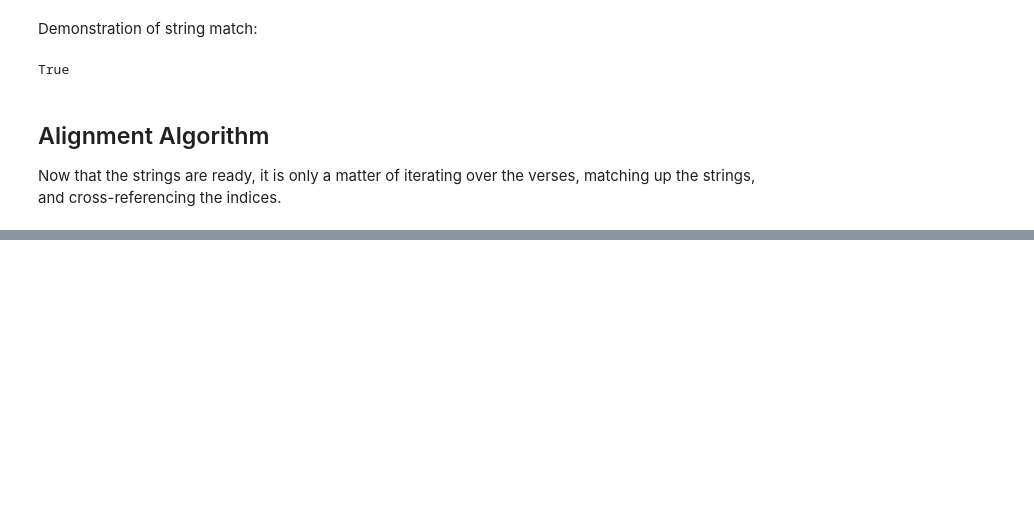
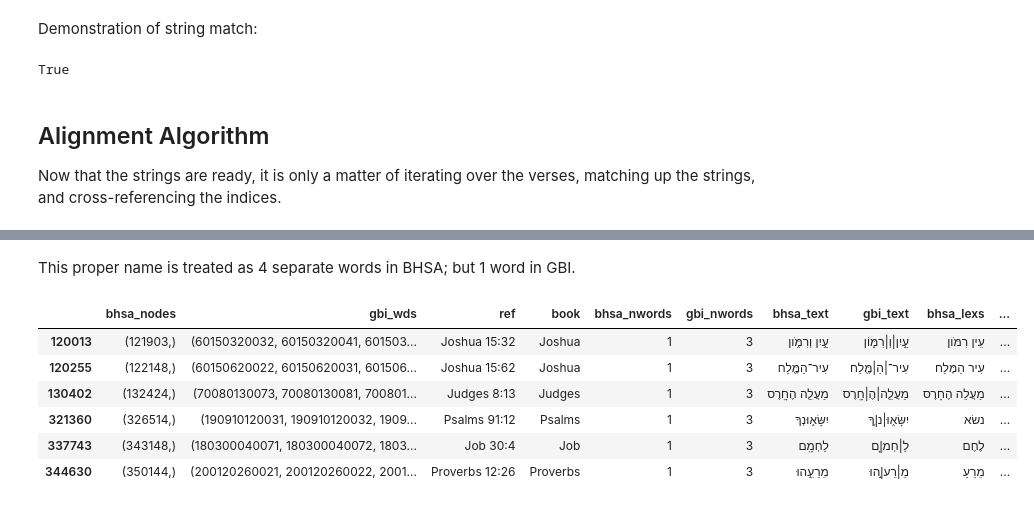
Before and after one commit to CambridgeSemiticsLab/Gesenius_data, a Jupyter notebook: data/GBI_alignment_wrangling.ipynb, the cells around one changed output, grey strips where cells are left out. Drawn from its saved outputs; the diff is of its cells as text; code cells hidden in the pictures; blank space fills up the shorter version.

```diff
--- a/data/GBI_alignment_wrangling.ipynb
+++ b/data/GBI_alignment_wrangling.ipynb
@@ -816,0 +951,12 @@ gbi_word_alts
+# %% [markdown]
+This proper name is treated as 4 separate words in BHSA; but 1 word in GBI.
+# %%
+align_df[(align_df.bhsa_nwords == 1) & (align_df.gbi_nwords == 3)]
+# %% [output]
+|  | bhsa_nodes | gbi_wds | ref | book | bhsa_nwords | gbi_nwords | bhsa_text | gbi_text | bhsa_lexs | ... |
+| 120013 | (121903,) | (60150320032, 60150320041, 601503... | Joshua 15:32 | Joshua | 1 | 3 | עַ֣יִן וְרִמֹּ֑ון | עַ֣יִן|וְ|רִמּ֑וֹן | עֵין רִמֹּון | ... |
+| 120255 | (122148,) | (60150620022, 60150620031, 601506... | Joshua 15:62 | Joshua | 1 | 3 | עִיר־הַמֶּ֖לַח | עִיר־|הַ|מֶּ֖לַח | עִיר הַמֶּלַח | ... |
+| 130402 | (132424,) | (70080130073, 70080130081, 700801... | Judges 8:13 | Judges | 1 | 3 | מַעֲלֵ֖ה הֶחָֽרֶס | מַעֲלֵ֖ה|הֶ|חָֽרֶס | מַעֲלֵה הֶחָרֶס | ... |
+| 321360 | (326514,) | (190910120031, 190910120032, 1909... | Psalms 91:12 | Psalms | 1 | 3 | יִשָּׂא֑וּנְךָ | יִשָּׂא֑וּ|נ|ְךָ | נשׂא | ... |
+| 337743 | (343148,) | (180300040071, 180300040072, 1803... | Job 30:4 | Job | 1 | 3 | לַחְמָֽם | לַ|חְמ|ָֽם | לֶחֶם | ... |
+| 344630 | (350144,) | (200120260021, 200120260022, 2001... | Proverbs 12:26 | Proverbs | 1 | 3 | מֵרֵעֵ֣הוּ | מֵ|רֵע|ֵ֣הוּ | מֵרֵעַ | ... |
```
Also changed, not shown: parts of 21 cells of this notebook.
